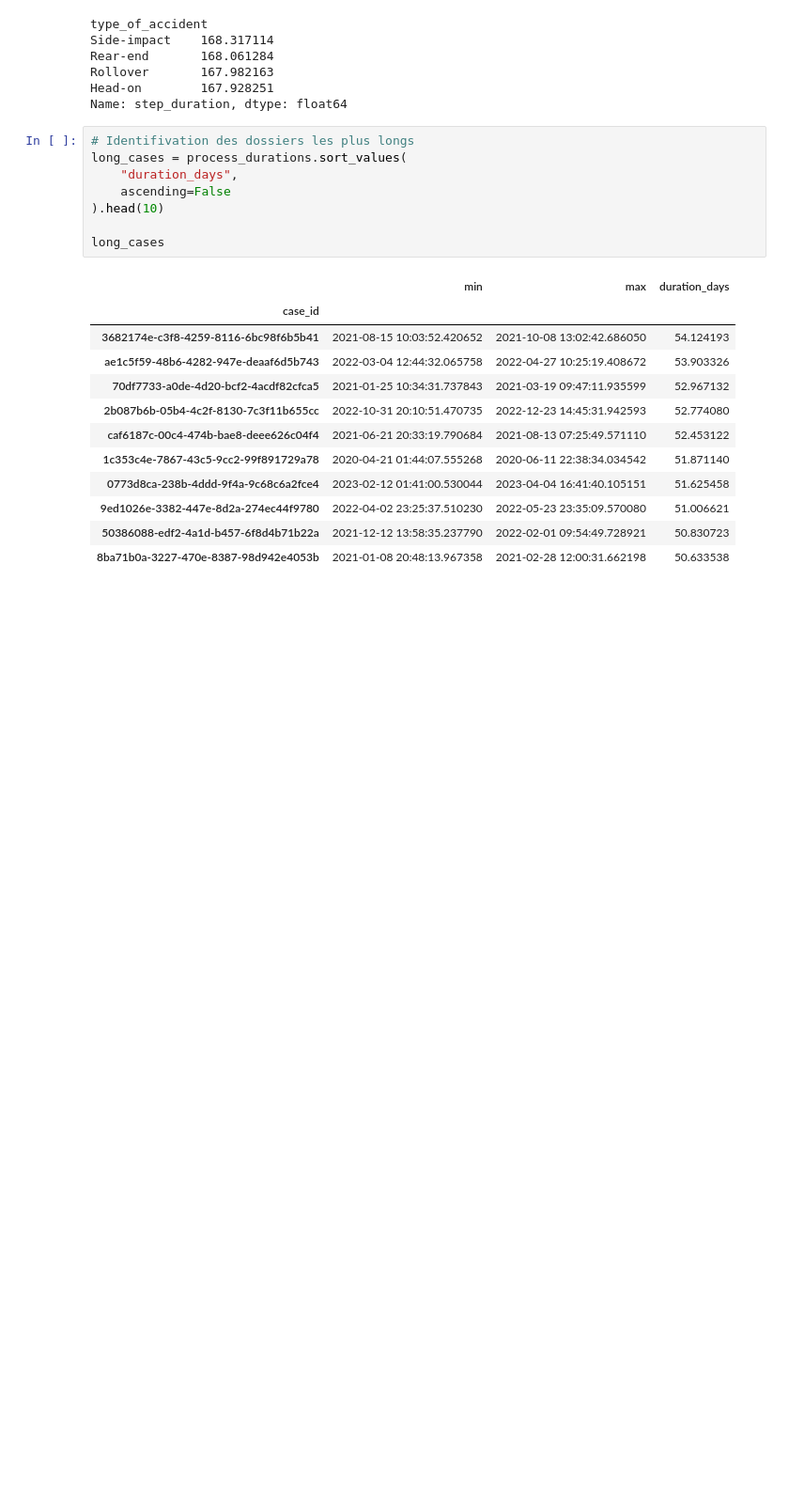
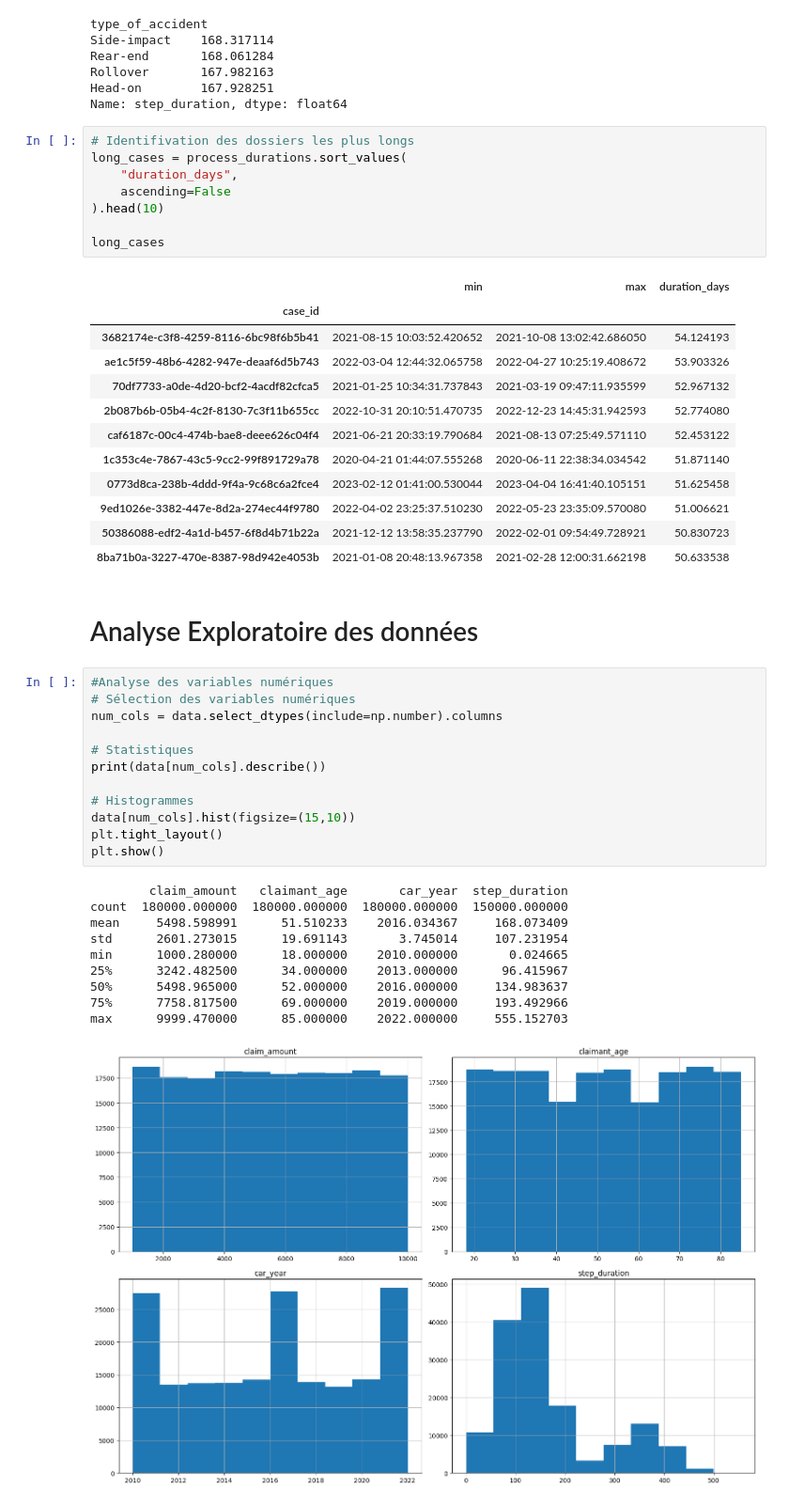
Before and after one commit to joviale08/process-mining-optimization, a Jupyter notebook: app/notebook.ipynb, the cells around one changed output. Shown at 94% size. Drawn from its saved outputs; the diff is of its cells as text; blank space fills up the shorter version.

Commit message:
Analyse exploratoire des données

```diff
--- a/app/notebook.ipynb
+++ b/app/notebook.ipynb
@@ -343,3 +343,28 @@ long_cases
 | 9ed1026e-3382-447e-8d2a-274ec44f9780 | 2022-04-02 23:25:37.510230 | 2022-05-23 23:35:09.570080 | 51.006621 |
 | 50386088-edf2-4a1d-b457-6f8d4b71b22a | 2021-12-12 13:58:35.237790 | 2022-02-01 09:54:49.728921 | 50.830723 |
 | 8ba71b0a-3227-470e-8387-98d942e4053b | 2021-01-08 20:48:13.967358 | 2021-02-28 12:00:31.662198 | 50.633538 |
+# %% [markdown]
+# Analyse Exploratoire des données
+# %%
+#Analyse des variables numériques
+# Sélection des variables numériques
+num_cols = data.select_dtypes(include=np.number).columns
+
+# Statistiques
+print(data[num_cols].describe())
+
+# Histogrammes
+data[num_cols].hist(figsize=(15,10))
+plt.tight_layout()
+plt.show()
+# %% [output]
+        claim_amount   claimant_age       car_year  step_duration
+count  180000.000000  180000.000000  180000.000000  150000.000000
+mean     5498.598991      51.510233    2016.034367     168.073409
+std      2601.273015      19.691143       3.745014     107.231954
+min      1000.280000      18.000000    2010.000000       0.024665
+25%      3242.482500      34.000000    2013.000000      96.415967
+50%      5498.965000      52.000000    2016.000000     134.983637
+75%      7758.817500      69.000000    2019.000000     193.492966
+max      9999.470000      85.000000    2022.000000     555.152703
+[figure, added]
```
Also changed, not shown: parts of 5 cells of this notebook.
